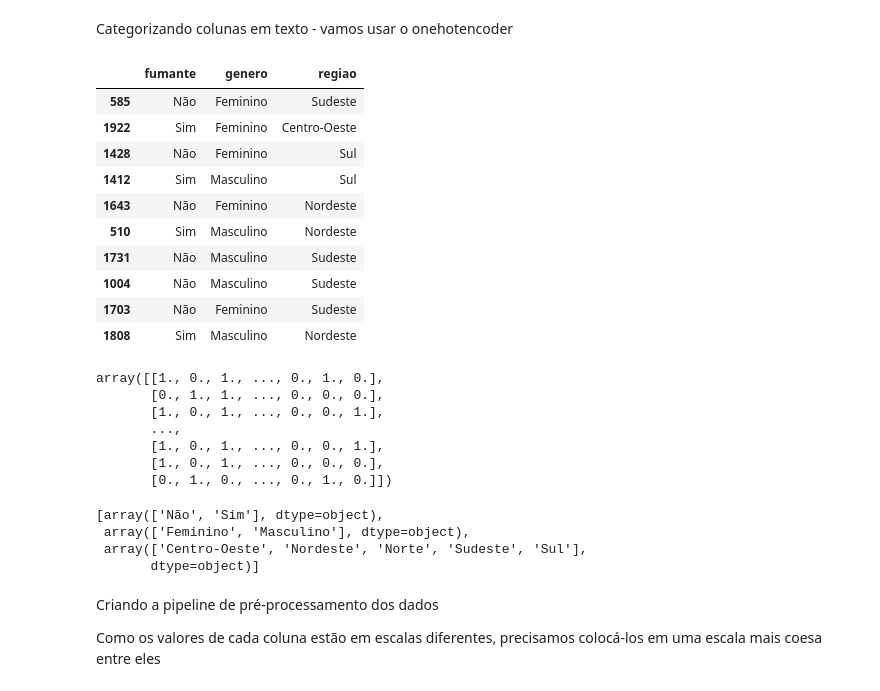
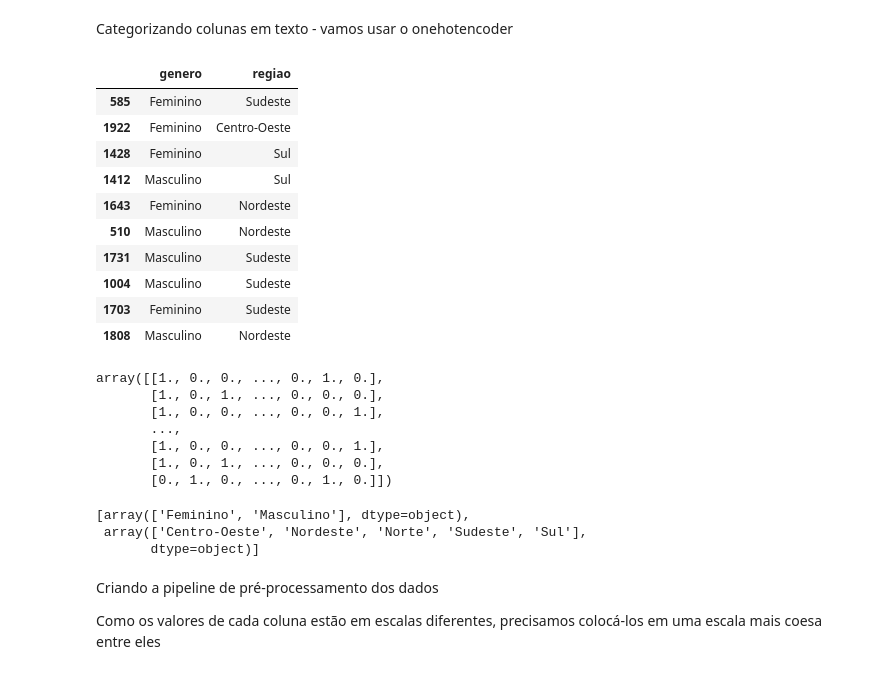
Before and after one commit to FelipeMouraMonteiro/TechChallenge_Fase1, a Jupyter notebook: tech_challenge.ipynb, the cells around one changed output. Cells and saved outputs as stored; diff of their text form; code cells hidden in the pictures.

```diff
--- a/tech_challenge.ipynb
+++ b/tech_challenge.ipynb
@@ -102,3 +104,5 @@ dtype: int64
+# %%
+ds['fumante'] = ds['fumante'].map({'Sim': 1, 'Não': 0})
 # %%
 ds.describe()
 # %% [output]
@@ -393,20 +404,20 @@ life_insurance_tr.loc[sample_incomplete_rows.index.values]
 # %% [markdown]
 Categorizando colunas em texto - vamos usar o onehotencoder
 # %%
-life_insurance_cat = life_insurance[['fumante','genero','regiao']]
+life_insurance_cat = life_insurance[['genero','regiao']]
 life_insurance_cat.head(10)
 # %% [output]
-|  | fumante | genero | regiao |
-| 585 | Não | Feminino | Sudeste |
-| 1922 | Sim | Feminino | Centro-Oeste |
-| 1428 | Não | Feminino | Sul |
-| 1412 | Sim | Masculino | Sul |
-| 1643 | Não | Feminino | Nordeste |
-| 510 | Sim | Masculino | Nordeste |
-| 1731 | Não | Masculino | Sudeste |
-| 1004 | Não | Masculino | Sudeste |
-| 1703 | Não | Feminino | Sudeste |
-| 1808 | Sim | Masculino | Nordeste |
+|  | genero | regiao |
+| 585 | Feminino | Sudeste |
+| 1922 | Feminino | Centro-Oeste |
+| 1428 | Feminino | Sul |
+| 1412 | Masculino | Sul |
+| 1643 | Feminino | Nordeste |
+| 510 | Masculino | Nordeste |
+| 1731 | Masculino | Sudeste |
+| 1004 | Masculino | Sudeste |
+| 1703 | Feminino | Sudeste |
+| 1808 | Masculino | Nordeste |
 # %%
 try:
     from sklearn.preprocessing import OrdinalEncoder # apenas para gerar um ImportError se Scikit-Learn < 0.20
@@ -418,18 +429,17 @@ cat_encoder = OneHotEncoder(sparse_output=False)
 life_insurance_cat_1hot = cat_encoder.fit_transform(life_insurance_cat)
 life_insurance_cat_1hot
 # %% [output]
-array([[1., 0., 1., ..., 0., 1., 0.],
-       [0., 1., 1., ..., 0., 0., 0.],
-       [1., 0., 1., ..., 0., 0., 1.],
+array([[1., 0., 0., ..., 0., 1., 0.],
+       [1., 0., 1., ..., 0., 0., 0.],
+       [1., 0., 0., ..., 0., 0., 1.],
        ...,
-       [1., 0., 1., ..., 0., 0., 1.],
+       [1., 0., 0., ..., 0., 0., 1.],
        [1., 0., 1., ..., 0., 0., 0.],
        [0., 1., 0., ..., 0., 1., 0.]])
 # %%
 cat_encoder.categories_
 # %% [output]
-[array(['Não', 'Sim'], dtype=object),
- array(['Feminino', 'Masculino'], dtype=object),
+[array(['Feminino', 'Masculino'], dtype=object),
  array(['Centro-Oeste', 'Nordeste', 'Norte', 'Sudeste', 'Sul'],
        dtype=object)]
 # %% [markdown]
```
Also changed, not shown: parts of 21 cells of this notebook.
